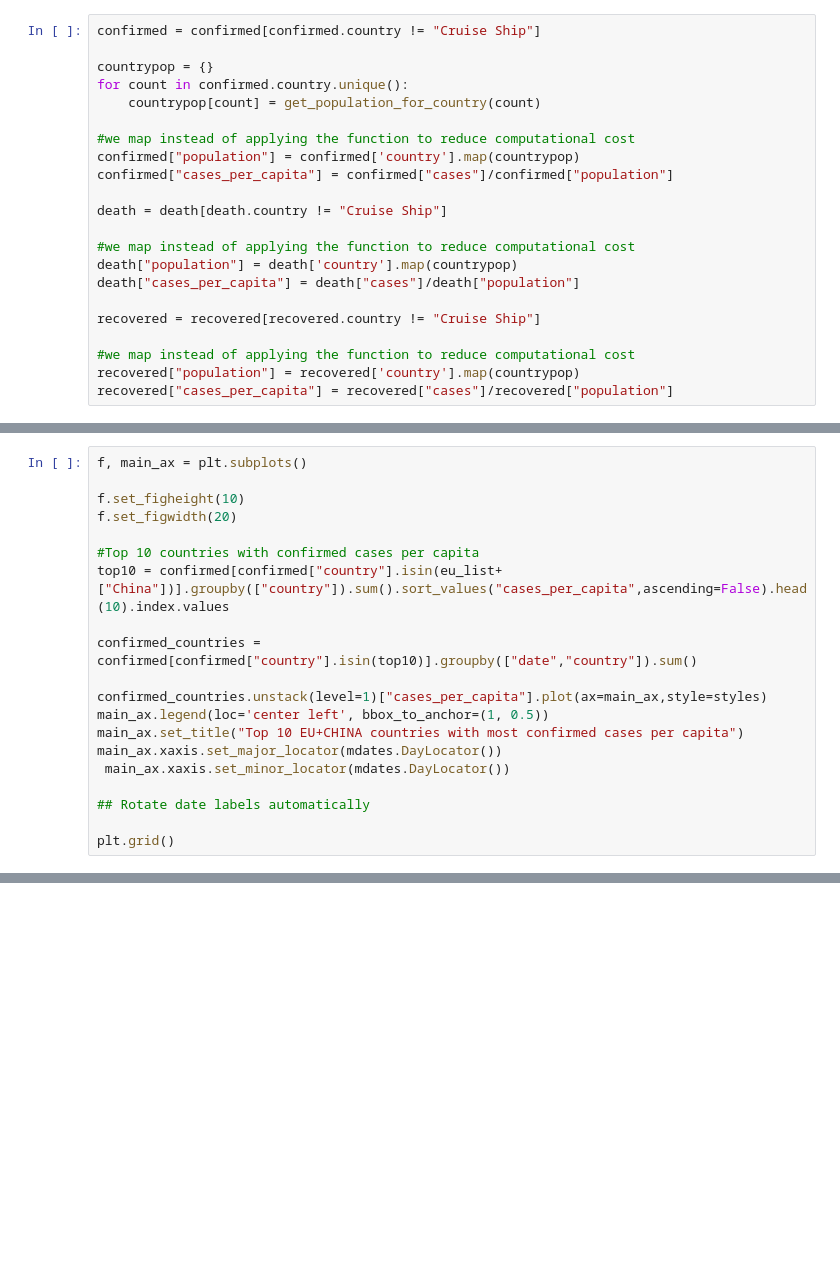
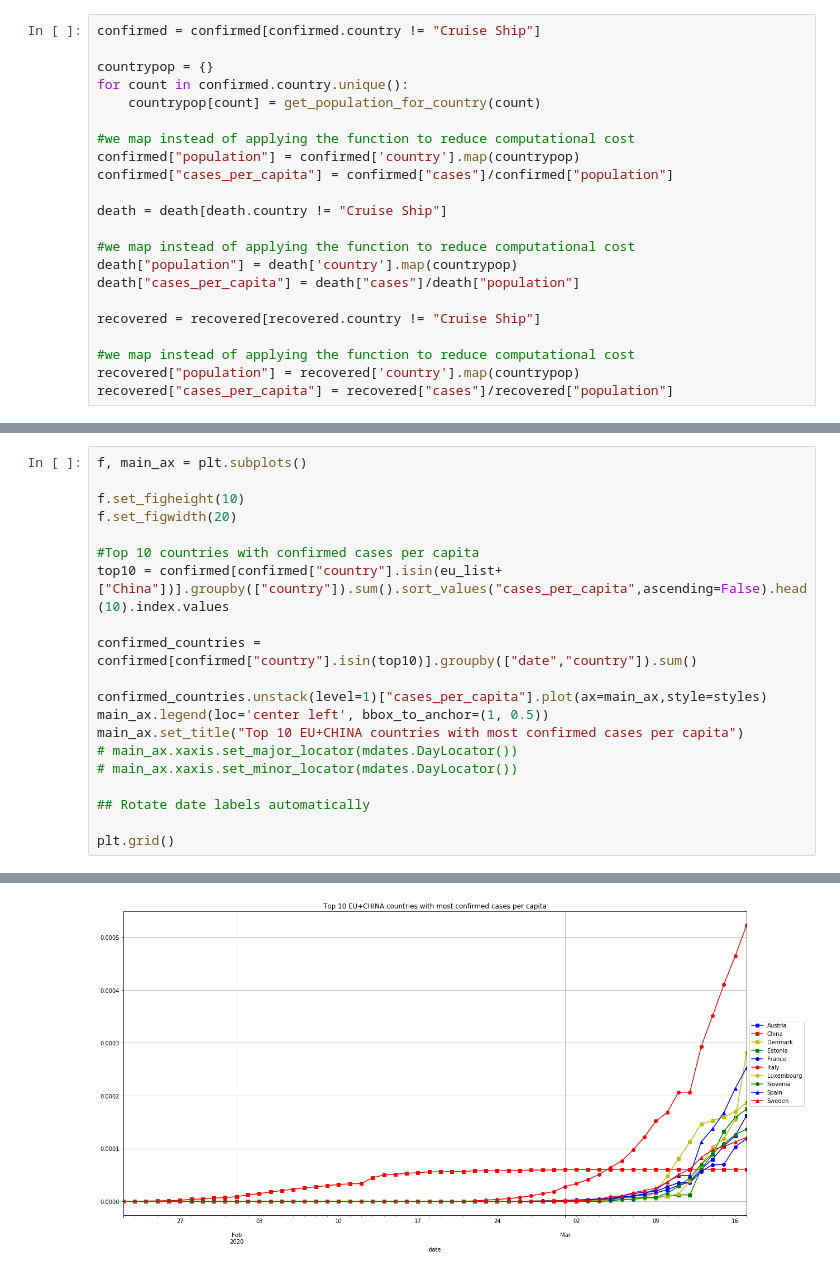
Before and after one commit to jiwidi/cov19, a Jupyter notebook: EDA.ipynb, the cells around one changed output, grey strips where cells are left out. Drawn from its saved outputs; the diff is of its cells as text; blank space fills up the shorter version.

```diff
--- a/EDA.ipynb
+++ b/EDA.ipynb
@@ -100,8 +133,8 @@ confirmed_countries = confirmed[confirmed["country"].isin(top10)].groupby(["date
 confirmed_countries.unstack(level=1)["cases_per_capita"].plot(ax=main_ax,style=styles)
 main_ax.legend(loc='center left', bbox_to_anchor=(1, 0.5))
 main_ax.set_title("Top 10 EU+CHINA countries with most confirmed cases per capita")
-main_ax.xaxis.set_major_locator(mdates.DayLocator())
- main_ax.xaxis.set_minor_locator(mdates.DayLocator())
+# main_ax.xaxis.set_major_locator(mdates.DayLocator())
+# main_ax.xaxis.set_minor_locator(mdates.DayLocator())
 
 ## Rotate date labels automatically
 
@@ -111,3 +143,4 @@ IndentationError: unexpected indent (<ipython-input-59-77e89a65da85>, line 15)
+[figure, added]
 # %%
 confirmed[confirmed["country"].isin(eu_list)].groupby(["country"]).sum().sort_values("cases_per_capita",ascending=False).head(10).index.values
 # %% [output]
```
Also changed, not shown: parts of 6 cells of this notebook.
